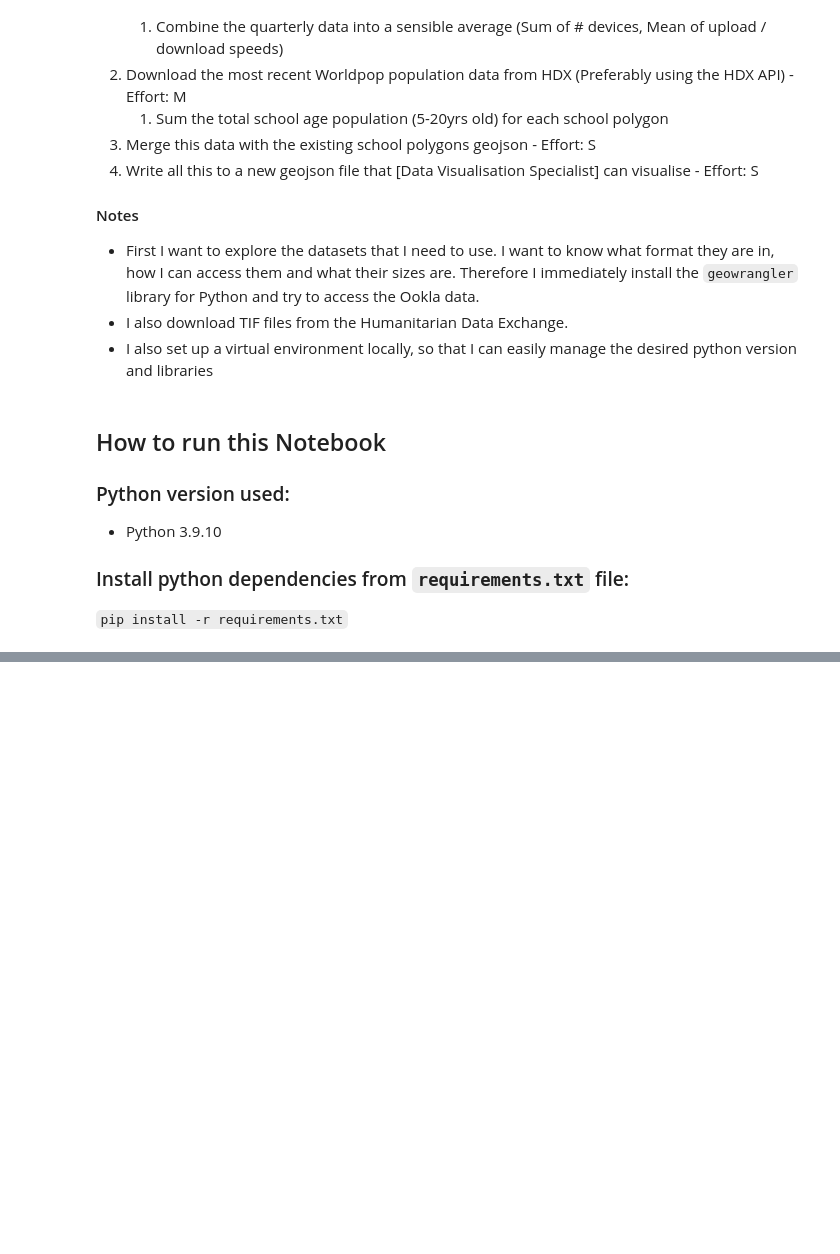
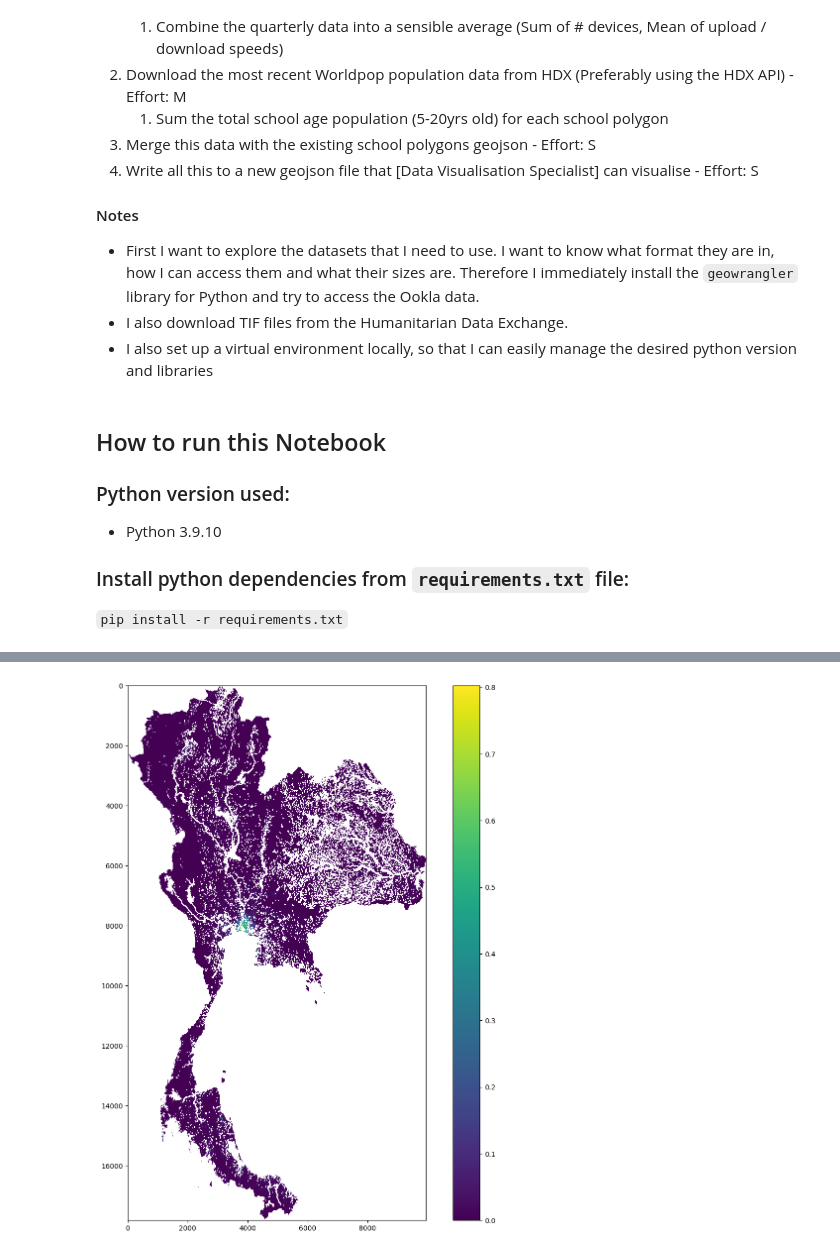
Before and after one commit to unicef-frontier-data-assignment/take_home_assignment_candidate_khruangbin, a Jupyter notebook: Solution.ipynb, the cells around one changed output, grey strips where cells are left out. Saved outputs shown, nothing was run; the diff lists cells and outputs as text; code cells hidden in the pictures; blank space fills up the shorter version.

Commit message:
explore and plot raster population data

```diff
--- a/Solution.ipynb
+++ b/Solution.ipynb
@@ -95,0 +106,15 @@ school_points = gpd.GeoDataFrame(df_schools[["school_id"]], geometry=gpd.points_
+# %%
+# Explore working with GEOTIF files and plot raster image
+import rasterio as rs
+import numpy as np
+from matplotlib import pyplot as plt
+
+raster_data = rs.open("data/tha_m_5_2020.tif")
+raster_data_band = raster_data.read(1)
+raster_data_band[raster_data_band < 0] = None
+
+plt.rcParams['figure.figsize'] = 14, 14
+plt.imshow(np.log10(raster_data_band+1),)
+bar = plt.colorbar()
+# %% [output]
+[figure, added]
```
Also changed, not shown: parts of 1 cell of this notebook.
